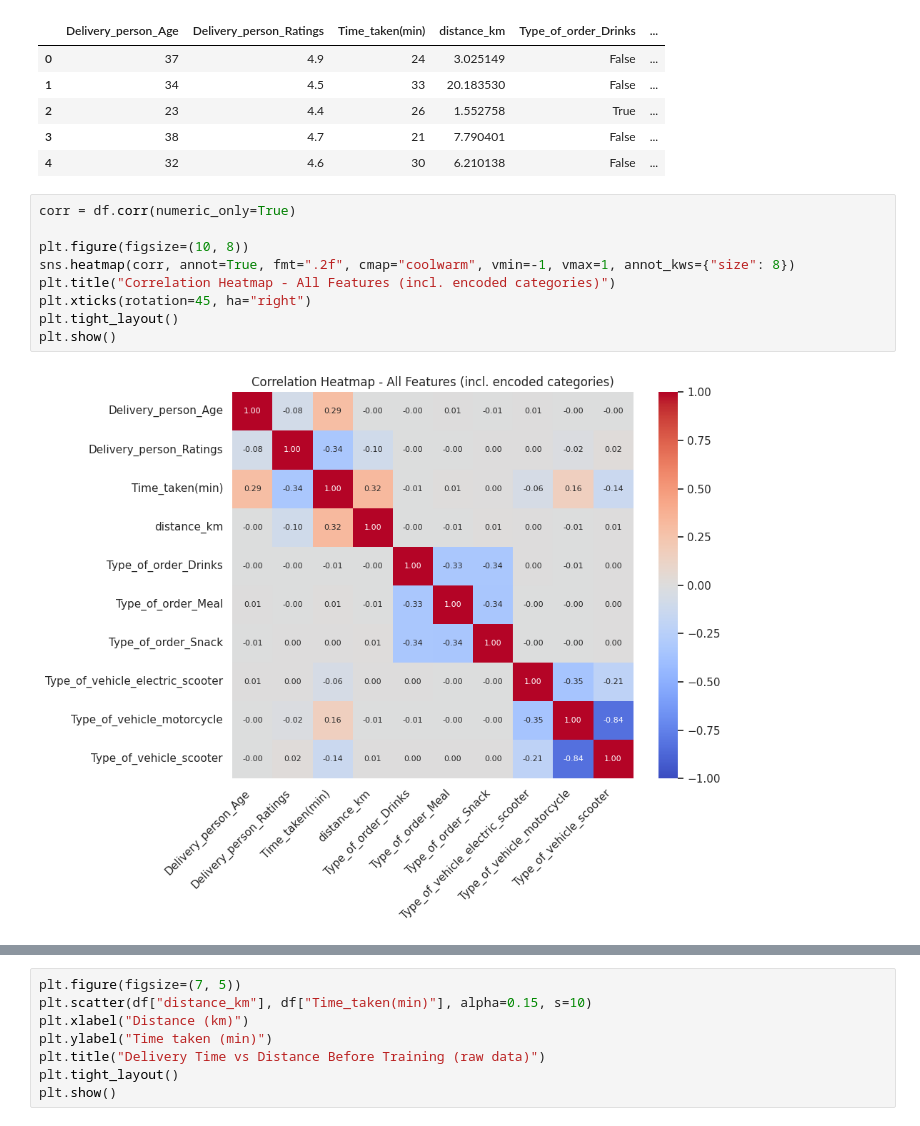
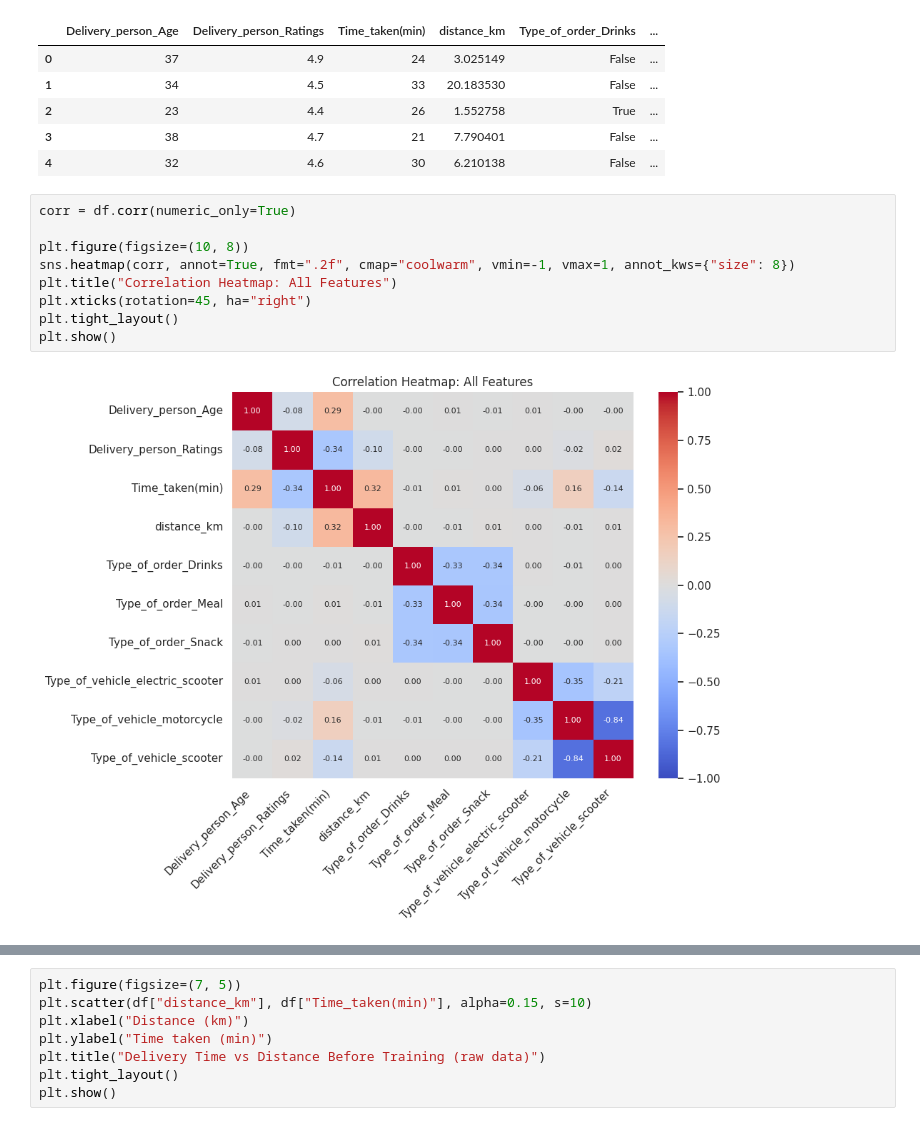
Before and after one commit to Janviere-dev/Linear_Regression_Model, a Jupyter notebook: summative/linear_regression/multivariate.ipynb, the cells around one changed output, grey strips where cells are left out. Saved outputs shown, nothing was run; the diff lists cells and outputs as text.

```diff
--- a/summative/linear_regression/multivariate.ipynb
+++ b/summative/linear_regression/multivariate.ipynb
@@ -297,11 +299,11 @@ df.head()
 # %%
 corr = df.corr(numeric_only=True)
 
 plt.figure(figsize=(10, 8))
 sns.heatmap(corr, annot=True, fmt=".2f", cmap="coolwarm", vmin=-1, vmax=1, annot_kws={"size": 8})
-plt.title("Correlation Heatmap - All Features (incl. encoded categories)")
+plt.title("Correlation Heatmap: All Features")
 plt.xticks(rotation=45, ha="right")
 plt.tight_layout()
 plt.show()
 # %% [output]
-[figure, old version]
+[figure, new version]
```
Also changed, not shown: parts of 24 cells of this notebook, 3 other files.
